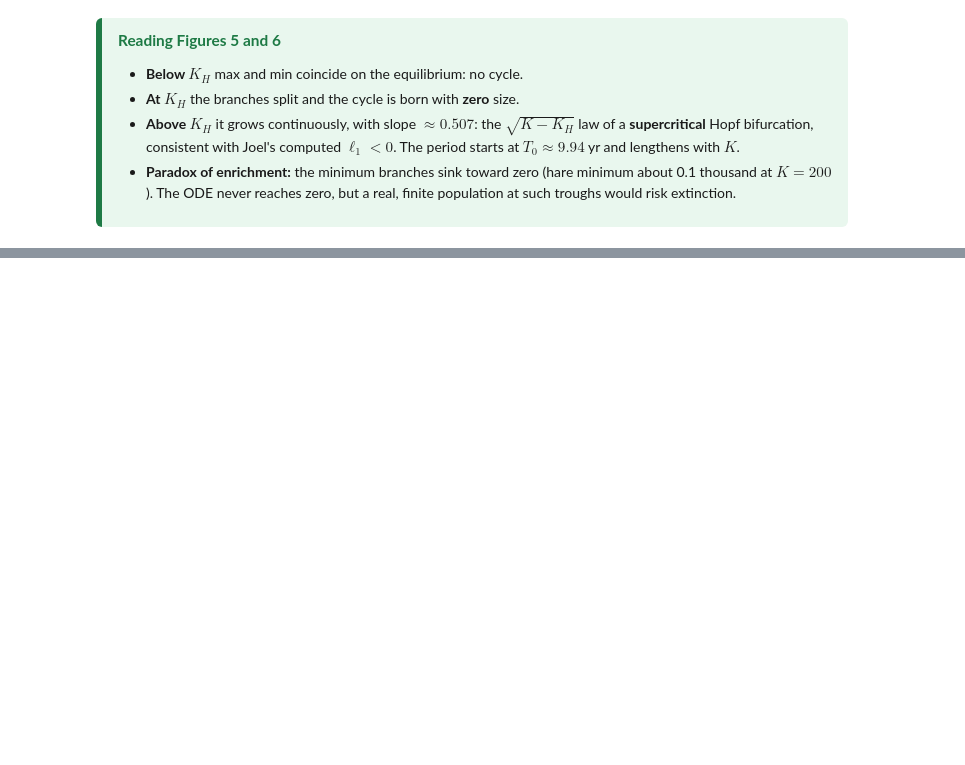
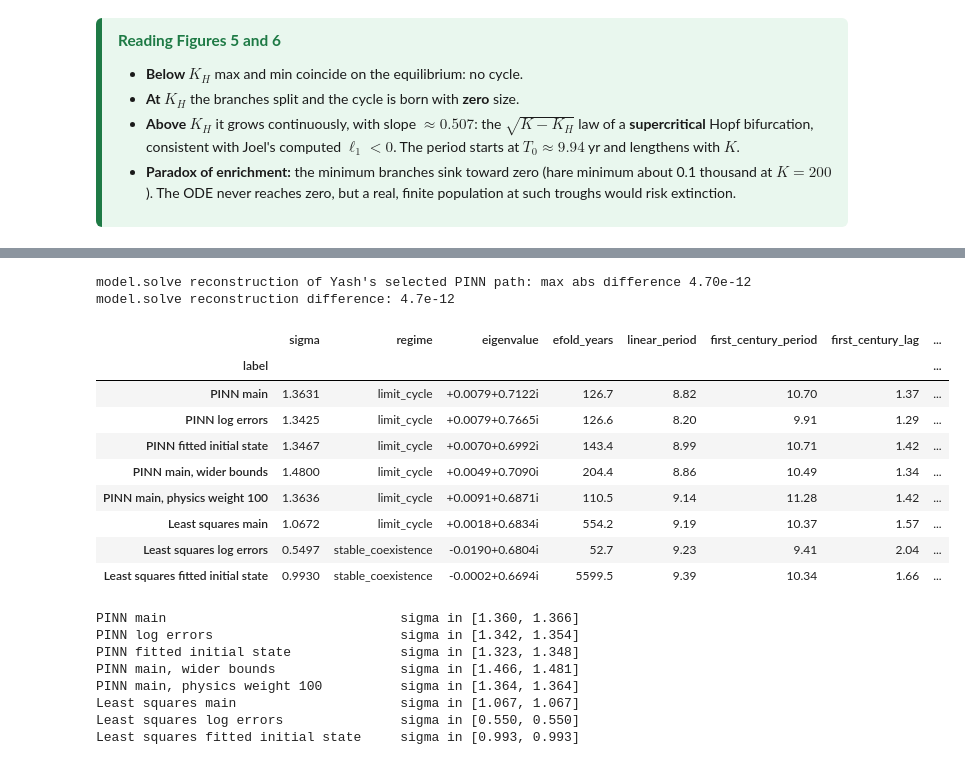
Before and after one commit to FriedelCraft/lynx-hare-project, a Jupyter notebook: notebooks/rishi_simulations.ipynb, the cells around one changed output, grey strips where cells are left out. Drawn from its saved outputs; the diff is of its cells as text; code cells hidden in the pictures; blank space fills up the shorter version.

```diff
--- a/notebooks/rishi_simulations.ipynb
+++ b/notebooks/rishi_simulations.ipynb
@@ -641,0 +782,31 @@ period at K - K_H = 0.5: 9.966 yr  ->  T_0 = 9.935 yr
+# %%
+import runpy
+placement = runpy.run_path(str(ROOT / "scripts" / "rishi_historical_placement.py"))
+res = placement["compute"]()
+print(f"model.solve reconstruction difference: {res['summary']['reconstruction_max_abs_difference']:.1e}")
+cols = ["label", "sigma", "regime", "eigenvalue", "efold_years", "linear_period",
+        "first_century_period", "first_century_lag", "cycle_H_range", "cycle_period", "parameters_on_bounds"]
+display(pd.DataFrame([r for r in res["table"] if r["selected"]])[cols].set_index("label"))
+for k, (lo, hi) in res["summary"]["sigma_range_by_group_excluding_poor_minima"].items():
+    print(f"{k:38s} sigma in [{lo:.3f}, {hi:.3f}]")
+# %% [output]
+model.solve reconstruction of Yash's selected PINN path: max abs difference 4.70e-12
+model.solve reconstruction difference: 4.7e-12
+|  | sigma | regime | eigenvalue | efold_years | linear_period | first_century_period | first_century_lag | ... |
+| label |  |  |  |  |  |  |  | ... |
+| PINN main | 1.3631 | limit_cycle | +0.0079+0.7122i | 126.7 | 8.82 | 10.70 | 1.37 | ... |
+| PINN log errors | 1.3425 | limit_cycle | +0.0079+0.7665i | 126.6 | 8.20 | 9.91 | 1.29 | ... |
+| PINN fitted initial state | 1.3467 | limit_cycle | +0.0070+0.6992i | 143.4 | 8.99 | 10.71 | 1.42 | ... |
+| PINN main, wider bounds | 1.4800 | limit_cycle | +0.0049+0.7090i | 204.4 | 8.86 | 10.49 | 1.34 | ... |
+| PINN main, physics weight 100 | 1.3636 | limit_cycle | +0.0091+0.6871i | 110.5 | 9.14 | 11.28 | 1.42 | ... |
+| Least squares main | 1.0672 | limit_cycle | +0.0018+0.6834i | 554.2 | 9.19 | 10.37 | 1.57 | ... |
+| Least squares log errors | 0.5497 | stable_coexistence | -0.0190+0.6804i | 52.7 | 9.23 | 9.41 | 2.04 | ... |
+| Least squares fitted initial state | 0.9930 | stable_coexistence | -0.0002+0.6694i | 5599.5 | 9.39 | 10.34 | 1.66 | ... |
+PINN main                              sigma in [1.360, 1.366]
+PINN log errors                        sigma in [1.342, 1.354]
+PINN fitted initial state              sigma in [1.323, 1.348]
+PINN main, wider bounds                sigma in [1.466, 1.481]
+PINN main, physics weight 100          sigma in [1.364, 1.364]
+Least squares main                     sigma in [1.067, 1.067]
+Least squares log errors               sigma in [0.550, 0.550]
+Least squares fitted initial state     sigma in [0.993, 0.993]
```
Also changed, not shown: parts of 9 cells of this notebook.
